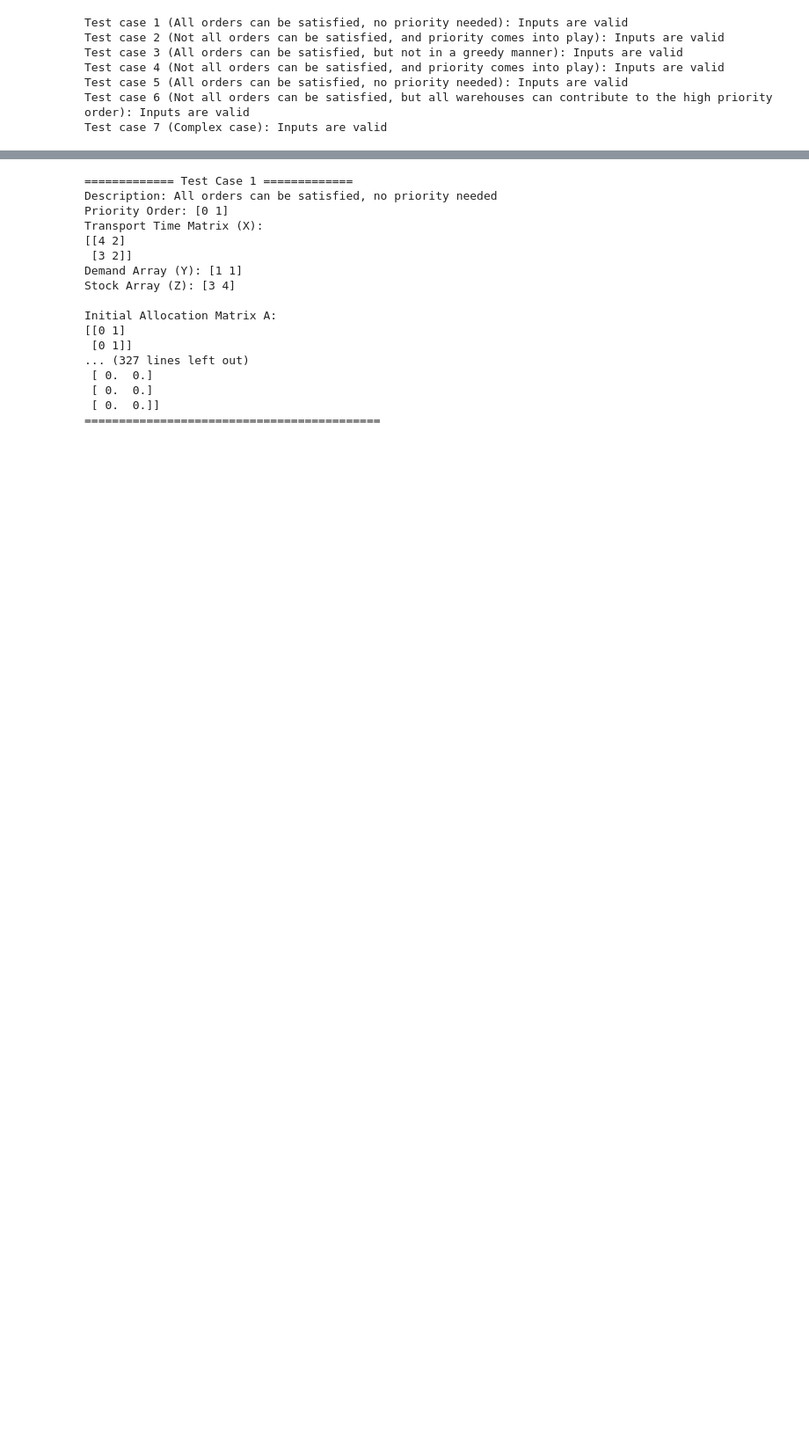
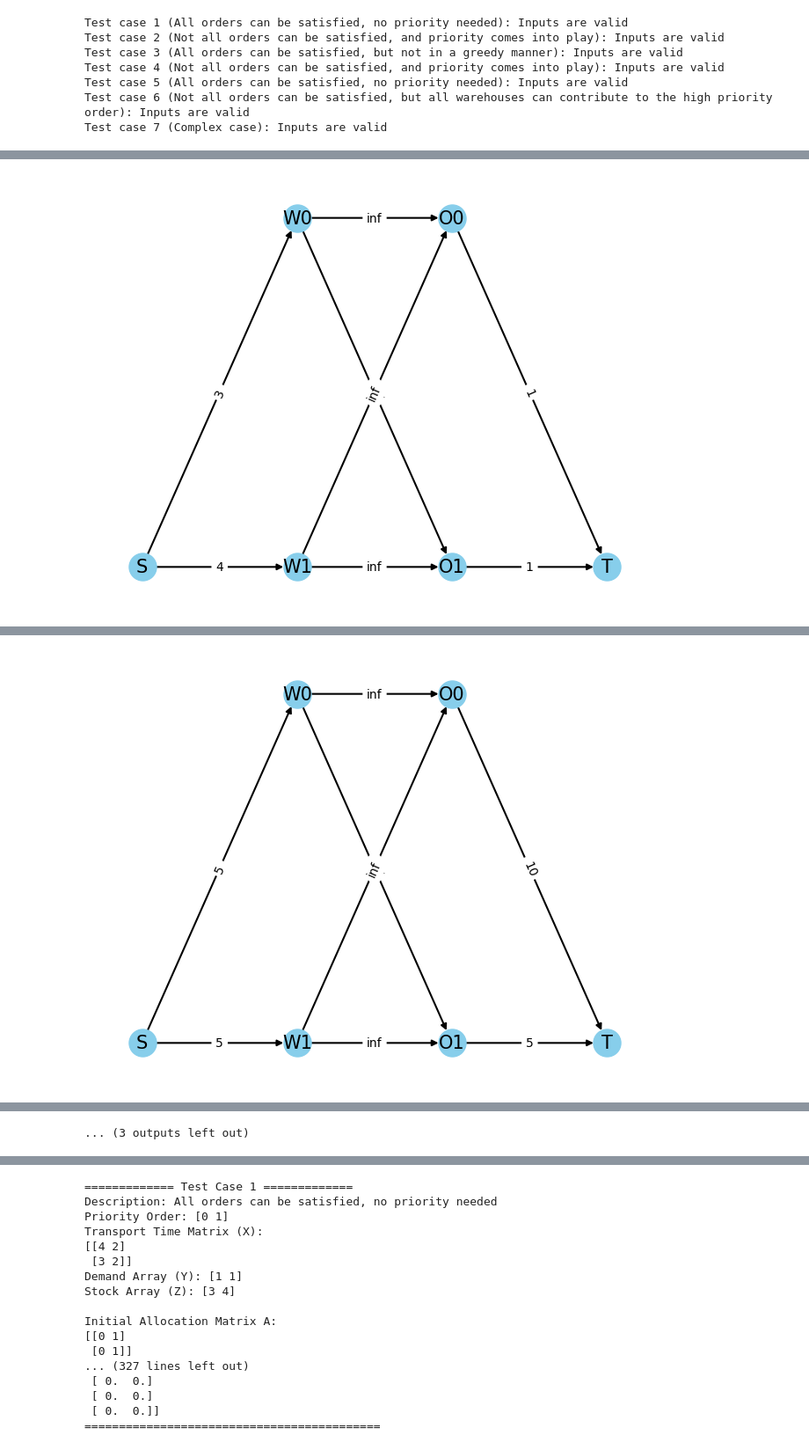
Before and after one commit to SuuTTT/wuliu, a Jupyter notebook: src/demo_netflow.ipynb, the cells around one changed output, grey strips where cells are left out. Shown: that part at 88% size. Cells and saved outputs as stored; diff of their text form; code cells hidden in the pictures; blank space fills up the shorter version.

Commit message:
0916failed_tries

```diff
--- a/src/demo_netflow.ipynb
+++ b/src/demo_netflow.ipynb
@@ -354,0 +442,76 @@ Remaining Demand for Orders:
+# %%
+import networkx as nx
+import matplotlib.pyplot as plt
+
+def visualize_graph_with_data(graph, X, Y, Z):
+    """
+    Visualizes a given bipartite graph with associated matrices using networkx and matplotlib.
+
+    :param graph: The graph to visualize
+    :param X: Transport Time Matrix
+    :param Y: Demand Array
+    :param Z: Stock Array
+    """
+    G = nx.DiGraph()
+
+    # Add nodes and edges to the graph
+    for node, edges in graph.items():
+        for neighbor, capacity, cost in edges:  # Corrected unpacking to handle the three-tuple
+            G.add_edge(node, neighbor, capacity=capacity, weight=cost)  # Use 'cost' to denote the weight
+
+    # Manually define positions for nodes
+    pos = {}
+    num_warehouses = Z.shape[0]
+    num_orders = Y.shape[0]
+
+    max_vertical = max(num_warehouses, num_orders)
+    mid_vertical = max_vertical / 2
+
+    pos['S'] = (0, mid_vertical)
+    for w in range(num_warehouses):
+        pos[f"W{w}"] = (1, max_vertical - w)  # Vertically list warehouses next to 'S'
+    for o in range(num_orders):
+        pos[f"O{o}"] = (2, max_vertical - o)  # Vertically list orders next to 'Ws'
+    pos['T'] = (3, mid_vertical)
+
+    # Draw the graph
+    nx.draw(G, pos, with_labels=True, node_size=500, node_color="skyblue", font_size=15, width=1.5)
+    labels = nx.get_edge_attributes(G, 'capacity')
+    nx.draw_networkx_edge_labels(G, pos, edge_labels=labels)
+
+    plt.show()
+
+    # Print matrices as text
+    print("Matrix X (Transport Time):")
+    print(X)
+    print("\nVector Y (Demand):")
+    print(Y)
+    print("\nVector Z (Stock):")
+    print(Z)
+
+# With this function, you can now visualize your graph correctly.
+
+
+# Iterate through test data to validate, build, and visualize each graph
+for i, test_case in enumerate(test_data):
+    print(f"Test case {i + 1}: {test_case['description']}")
+
+    X, Y, Z = test_case['X'], test_case['Y'], test_case['Z']
+
+    # Validate inputs first
+    is_valid, message = validate_inputs(X, Y, Z)
+    if not is_valid:
+        print(f"Validation failed: {message}")
+        print('-' * 50)
+        continue
+
+    # Build graph and print it if validation succeeded
+    graph = build_graph(X, Y, Z)
+    for node, edges in graph.items():
+        print(f'{node}: {edges}')
+
+    # Visualize the graph and matrices
+    visualize_graph_with_data(graph, X, Y, Z)
+
+    print('-' * 50)
+# %% [output]
@@ -354,0 +525 @@ Remaining Demand for Orders:
+[figure, added]
@@ -354,0 +543 @@ Remaining Demand for Orders:
+[figure, added]
@@ -354,0 +614 @@ Remaining Demand for Orders:
+... (3 outputs left out)
```
Also changed, not shown: parts of 20 cells of this notebook, 3 other files.
